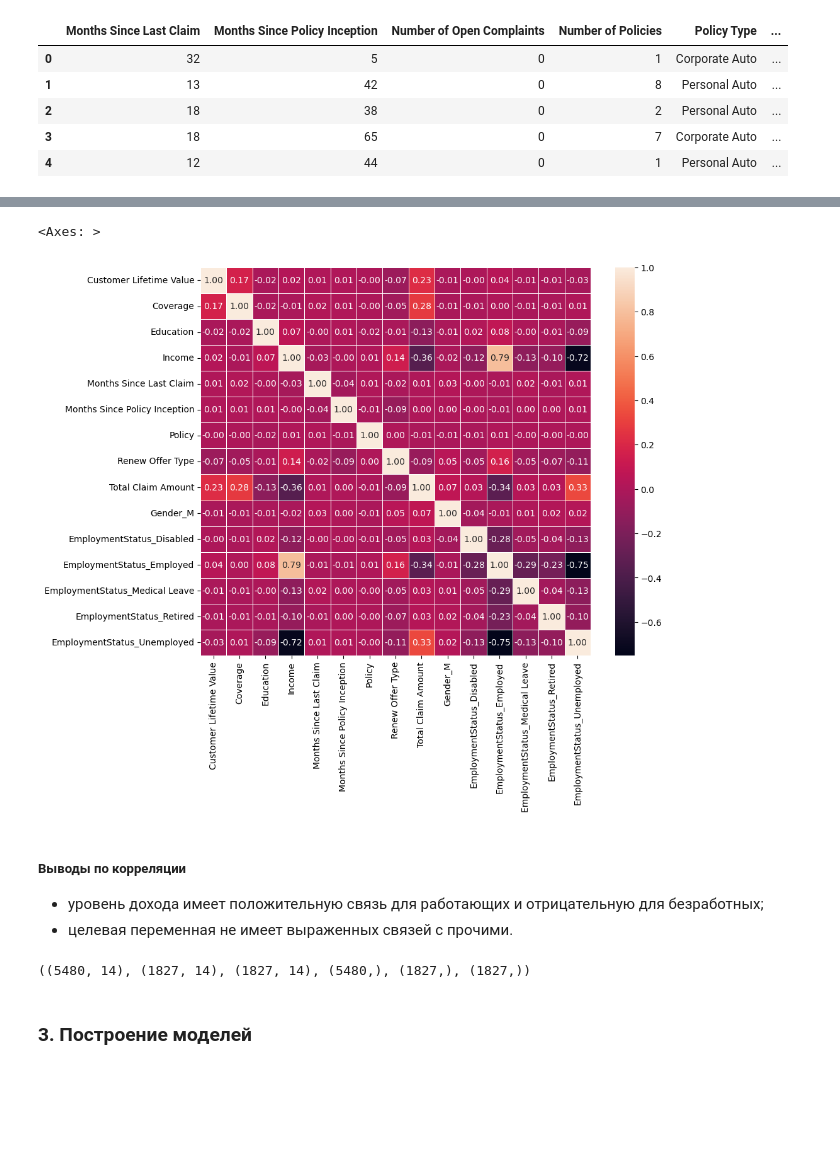
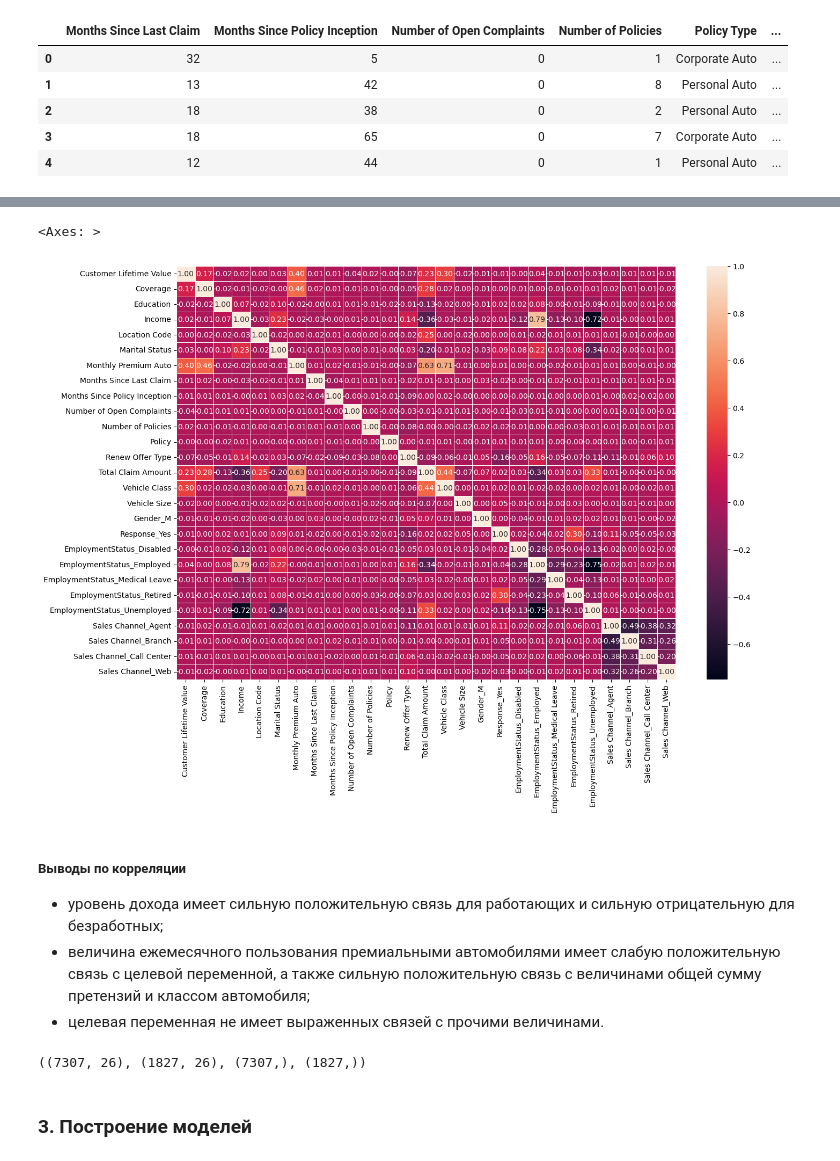
Before and after one commit to emazurenko/otus-ml-professional, a Jupyter notebook: homeworks/01_Boosting/homework.ipynb, the cells around one changed output, grey strips where cells are left out. Cells and saved outputs as stored; diff of their text form; code cells hidden in the pictures; blank space fills up the shorter version.

```diff
--- a/homeworks/01_Boosting/homework.ipynb
+++ b/homeworks/01_Boosting/homework.ipynb
@@ -73,38 +73,38 @@ target = ['Customer Lifetime Value']
 drop_features = [
     'Customer',
     'State',
-    'Response',
     'Effective To Date',
-    'Location Code',
-    'Marital Status',
-    'Monthly Premium Auto',
-    'Number of Open Complaints',
-    'Number of Policies',
-    'Policy Type',
-    'Sales Channel',
-    'Vehicle Class',
-    'Vehicle Size'
+    'Policy Type'
     ]
 
 numeric_features = [
     'Months Since Last Claim',
     'Months Since Policy Inception',
-    'Total Claim Amount'
+    'Total Claim Amount',
+    'Monthly Premium Auto',
+    'Number of Open Complaints',
+    'Number of Policies',
 ]
 
 category_features = [
-    'EmploymentStatus'
+    'EmploymentStatus',
+    'Sales Channel',
 ]
 
 ordered_features = [
     'Coverage',
     'Education',
     'Renew Offer Type',
-    'Policy'
+    'Policy',
+    'Location Code',
+    'Marital Status',
+    'Vehicle Class',
+    'Vehicle Size'
 ]
 
 binary_features = [
-    'Gender'
+    'Gender',
+    'Response'
 ]
 # %%
 clean_df = df.drop(labels=drop_features, axis=1)
@@ -174,7 +182,11 @@ ordinal_encoder = OrdinalEncoder(categories=[
         ['Basic', 'Extended', 'Premium'],
         ['High School or Below', 'College', 'Bachelor',  'Master', 'Doctor'],
         ['Offer1', 'Offer2', 'Offer3', 'Offer4'],
-        ['Personal L1', 'Personal L2', 'Personal L3',  'Corporate L1', 'Corporate L2',  'Corporate L3', 'Special L1',   'Special L2',  'Special L3']
+        ['Personal L1', 'Personal L2', 'Personal L3',  'Corporate L1', 'Corporate L2',  'Corporate L3', 'Special L1',   'Special L2',  'Special L3'],
+        ['Rural', 'Suburban', 'Urban'],
+        ['Single', 'Married', 'Divorced'],
+        ['Two-Door Car', 'Four-Door Car', 'SUV', 'Luxury SUV', 'Sports Car','Luxury Car'],
+        ['Small', 'Medsize', 'Large']
     ],
     dtype=np.int16
 )
@@ -239,14 +261,15 @@ encoded_df.describe(include='all')
 # %%
 # Корреляция
-plt.figure(figsize=(10, 8))
+plt.figure(figsize=(15, 10))
 sns.heatmap(encoded_df.corr(), annot=True, cbar=True, linewidths=.5, fmt= '.2f')
 # %% [output]
 <Axes: >
-[figure, old version]
+[figure, new version]
 # %% [markdown]
 ##### Выводы по корреляции
-- уровень дохода имеет положительную связь для работающих и отрицательную для безработных;
-- целевая переменная не имеет выраженных связей с прочими.
+- уровень дохода имеет сильную положительную связь для работающих и сильную отрицательную для безработных;
+- величина ежемесячного пользования премиальными автомобилями имеет слабую положительную связь с целевой переменной, а также сильную положительную связь с величинами общей сумму претензий и классом автомобиля;
+- целевая переменная не имеет выраженных связей с прочими величинами.
 # %%
 from sklearn.model_selection import train_test_split
 # %%
@@ -258,7 +279,7 @@ X_train, X_val, y_train, y_val = train_test_split(X_train, y_train, test_size=0.
 # %%
-X_train.shape, X_val.shape, X_test.shape, y_train.shape, y_val.shape, y_test.shape
+X_train.shape, X_test.shape, y_train.shape, y_test.shape
 # %% [output]
-((5480, 14), (1827, 14), (1827, 14), (5480,), (1827,), (1827,))
+((7307, 26), (1827, 26), (7307,), (1827,))
 # %% [markdown]
 ### 3. Построение моделей
 # %%
```
Also changed, not shown: parts of 28 cells of this notebook.
